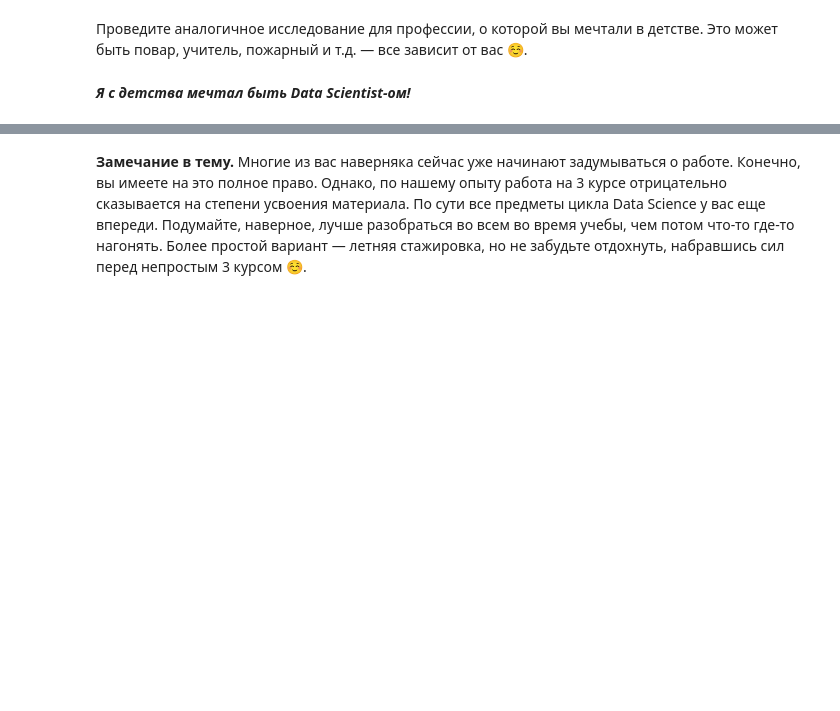
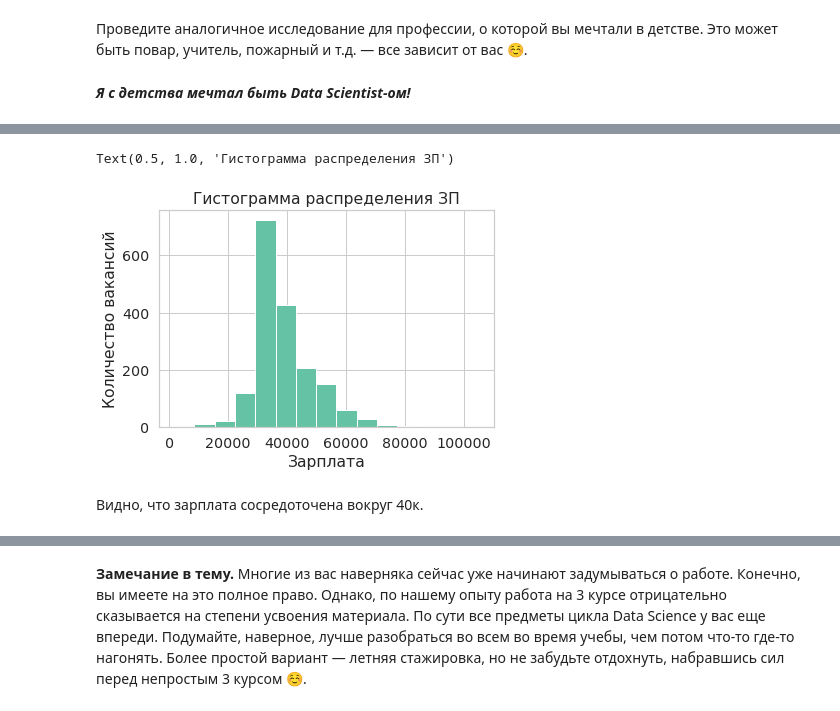
Before and after one commit to InversionSpaces/mipt-stats, a Jupyter notebook: task3.ipynb, the cells around one changed output, grey strips where cells are left out. Cells and saved outputs as stored; diff of their text form; code cells hidden in the pictures; blank space fills up the shorter version.

```diff
--- a/task3.ipynb
+++ b/task3.ipynb
@@ -592,0 +709,3 @@ plt.show()
+# %%
+df = pd.read_csv("dream_vacancies.csv")
+df.head()
@@ -592,0 +735,8 @@ plt.show()
+# %%
+df.loc[:, "group"] = None
+df.loc[df["name"].str.contains("конс"), "group"] = "консультант"
+df.loc[df["name"].str.contains("адм"), "group"] = "администратор"
+df.loc[df["name"].str.contains("бар"), "group"] = "бар"
+df.loc[df["name"].str.contains("опер"), "group"] = "операционист"
+df.loc[df["name"].str.contains("прода"), "group"] = "продавец"
+df.loc[df["name"].str.contains("бух"), "group"] = "бухгалтер"
@@ -592,0 +755,6 @@ plt.show()
+# %%
+# Будем считать зарплатой среднее между максимальной и минимальной
+df["salary_to"].mask(df["salary_to"].isna(), df["salary_from"], inplace=True)
+df["salary_from"].mask(df["salary_from"].isna(), df["salary_to"], inplace=True)
+
+df.loc[:,"salary"] = (df["salary_to"] + df["salary_from"]) / 2
@@ -592,0 +766,3 @@ plt.show()
+# %%
+# Вычтем налоги
+df["salary"].mask(df["is_gross"] == True, df["salary"] * 0.87, inplace=True)
@@ -592,0 +782,10 @@ plt.show()
+# %%
+ax = df["salary"].hist(bins=15)
+ax.set_xlabel("Зарплата")
+ax.set_ylabel("Количество вакансий")
+ax.set_title("Гистограмма распределения ЗП")
+# %% [output]
+Text(0.5, 1.0, 'Гистограмма распределения ЗП')
+[figure, added]
+# %% [markdown]
+Видно, что зарплата сосредоточена вокруг 40к.
```
Also changed, not shown: parts of 59 cells of this notebook, 2 other files.
